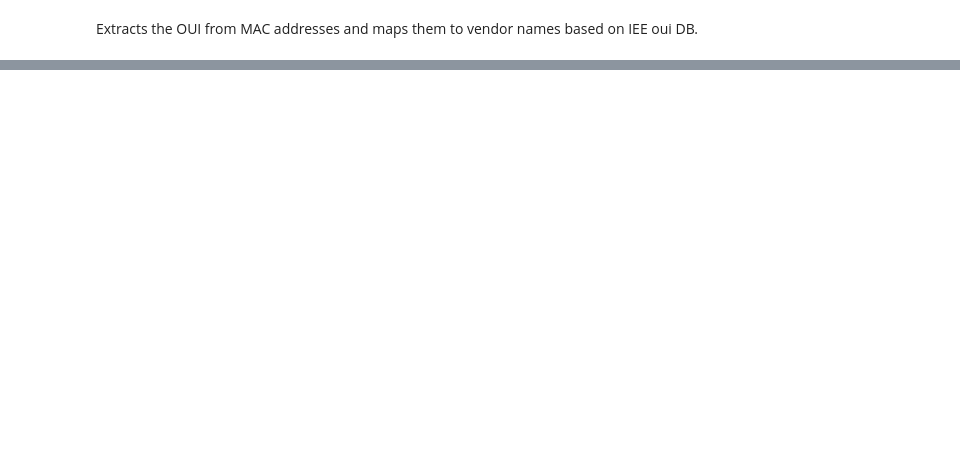
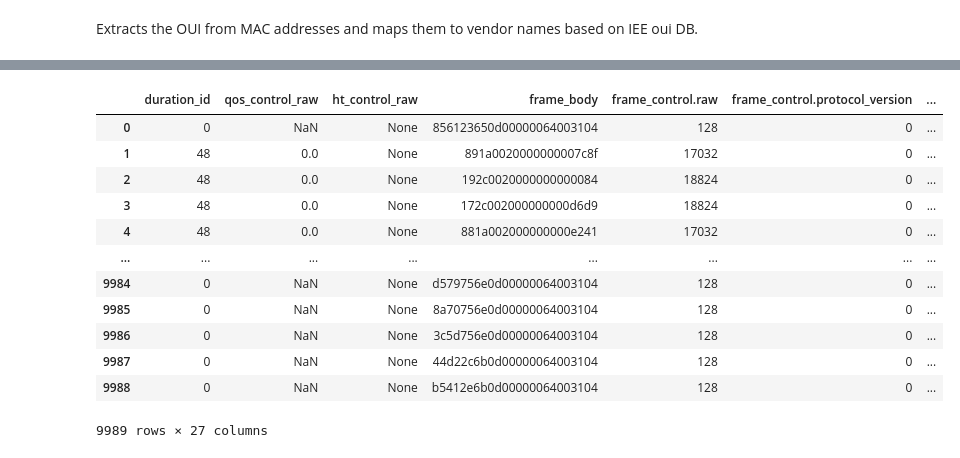
Before and after one commit to NorbertMatuska/BP_Exploring_Non_Invasive_Crowd_Movement_Monitoring_Techniques_within_Public_Infrastructure, a Jupyter notebook: BP_pipeline.ipynb, the cells around one changed output, grey strips where cells are left out. Cells and saved outputs as stored; diff of their text form; code cells hidden in the pictures; blank space fills up the shorter version.

```diff
--- a/BP_pipeline.ipynb
+++ b/BP_pipeline.ipynb
@@ -508,0 +609,3 @@ data_df.head(500)
+# %%
+data_norm = pd.json_normalize(data_df["translated_header"])
+data_norm["frame_control.frame_type"].value_counts()
@@ -508,0 +636,16 @@ data_df.head(500)
+# %%
+data_norm
+# %% [output]
+|  | duration_id | qos_control_raw | ht_control_raw | frame_body | frame_control.raw | frame_control.protocol_version | ... |
+| 0 | 0 | NaN | None | 856123650d00000064003104 | 128 | 0 | ... |
+| 1 | 48 | 0.0 | None | 891a0020000000007c8f | 17032 | 0 | ... |
+| 2 | 48 | 0.0 | None | 192c0020000000000084 | 18824 | 0 | ... |
+| 3 | 48 | 0.0 | None | 172c002000000000d6d9 | 18824 | 0 | ... |
+| 4 | 48 | 0.0 | None | 881a002000000000e241 | 17032 | 0 | ... |
+| ... | ... | ... | ... | ... | ... | ... | ... |
+| 9984 | 0 | NaN | None | d579756e0d00000064003104 | 128 | 0 | ... |
+| 9985 | 0 | NaN | None | 8a70756e0d00000064003104 | 128 | 0 | ... |
+| 9986 | 0 | NaN | None | 3c5d756e0d00000064003104 | 128 | 0 | ... |
+| 9987 | 0 | NaN | None | 44d22c6b0d00000064003104 | 128 | 0 | ... |
+| 9988 | 0 | NaN | None | b5412e6b0d00000064003104 | 128 | 0 | ... |
+9989 rows × 27 columns
```
Also changed, not shown: parts of 16 cells of this notebook, 7 other files.
